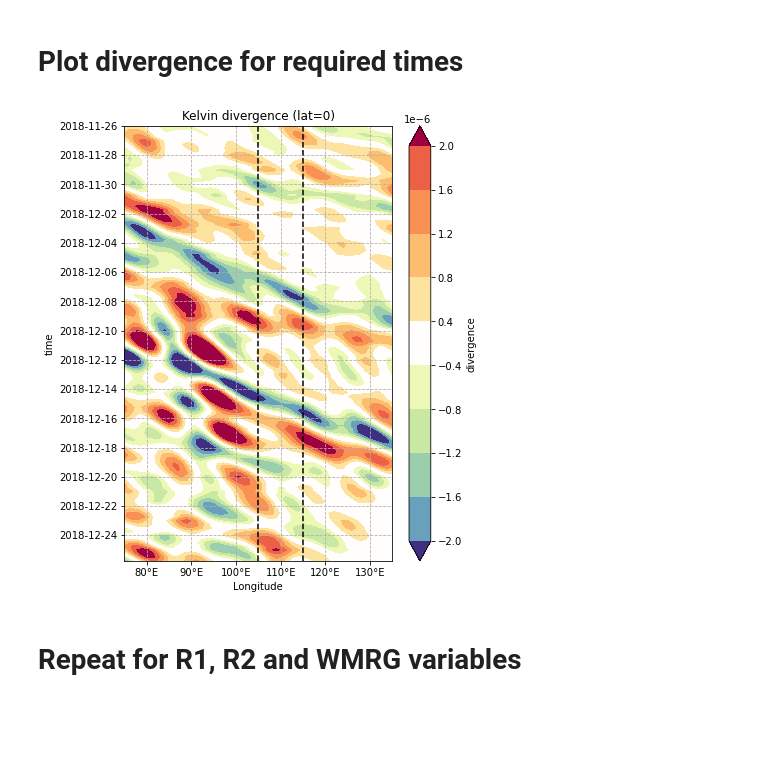
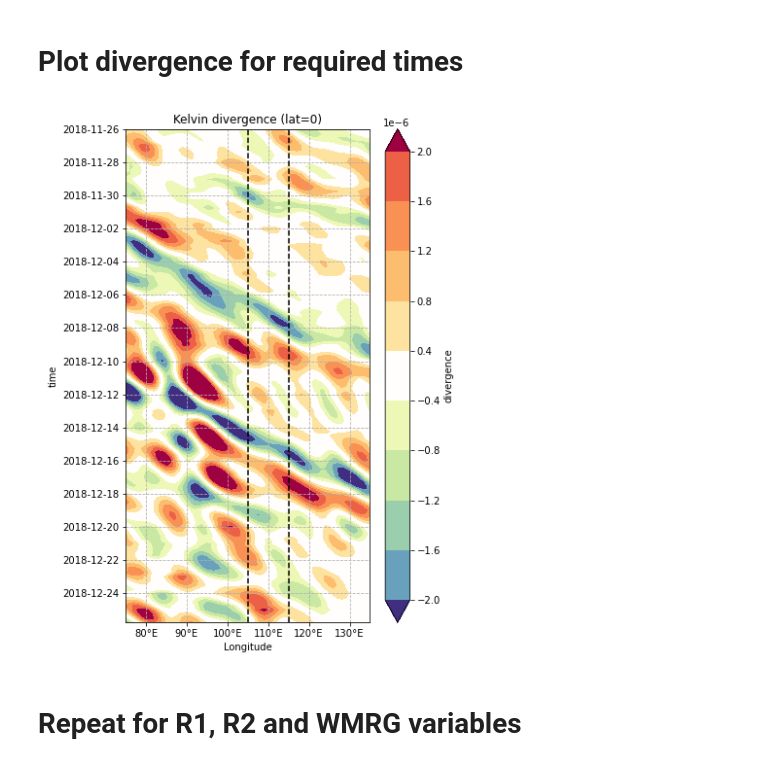
Before and after one commit to samferrett/wave_casestudy, a Jupyter notebook: example_of_era5_waves.ipynb, the cells around one changed output. Saved outputs shown, nothing was run; the diff lists cells and outputs as text; code cells hidden in the pictures; blank space fills up the shorter version.

```diff
--- a/example_of_era5_waves.ipynb
+++ b/example_of_era5_waves.ipynb
@@ -112,20 +112,21 @@ Attributes:
 # %%
 levels=np.arange(-2e-6,2.1e-6,4e-7)
 levels=levels[~np.equal(levels,0)]
 div_casestudy=ncs['Kelvin'].divergence.sel(lat=0,
                                 lon=slice(75,135),
                                 time=slice(datetime(2018,11,26),datetime(2018,12,25,18)))
 
 fig,ax=plt.subplots(figsize=[6,8])
 div_casestudy.plot.contourf(levels=levels,cmap=pra_cmap().reversed(),ax=ax)
 ax.set(title='Kelvin divergence (lat=0)',xlabel='Longitude')
 ax.invert_yaxis()
 ax.yaxis.set_major_locator(mpl.dates.DayLocator(interval=2))
 ax.grid(linestyle='dashed')
 [ax.axvline(x,color='k',linestyle='dashed') for x in [105,115]]
 ax.xaxis.set_major_formatter(LONGITUDE_FORMATTER)
+plt.tight_layout()
 # %% [output]
-[figure, old version]
+[figure, new version]
 # %% [markdown]
 # Repeat for R1, R2 and WMRG variables
 # %%
```
Also changed, not shown: parts of 14 cells of this notebook, 5 other files.
